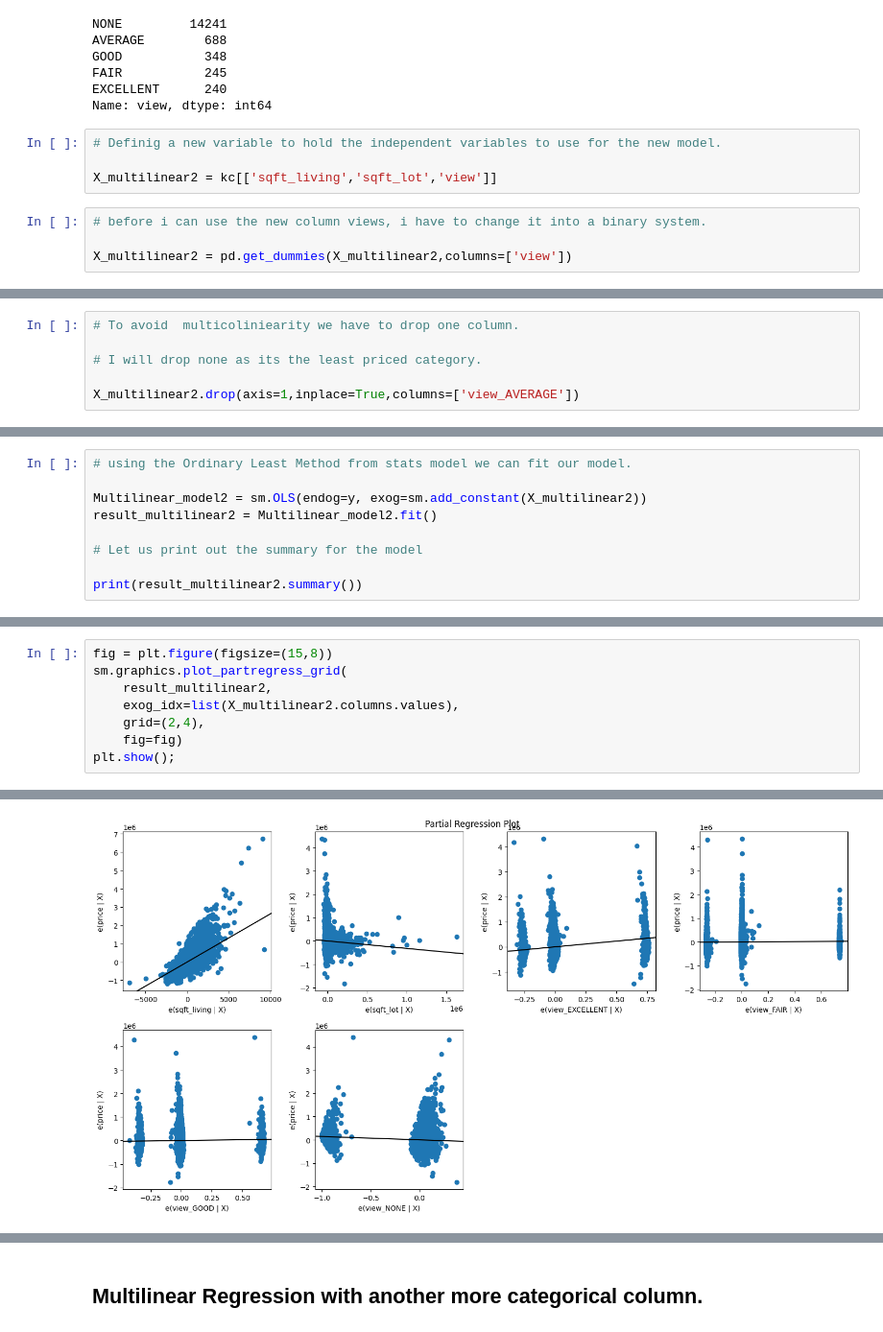
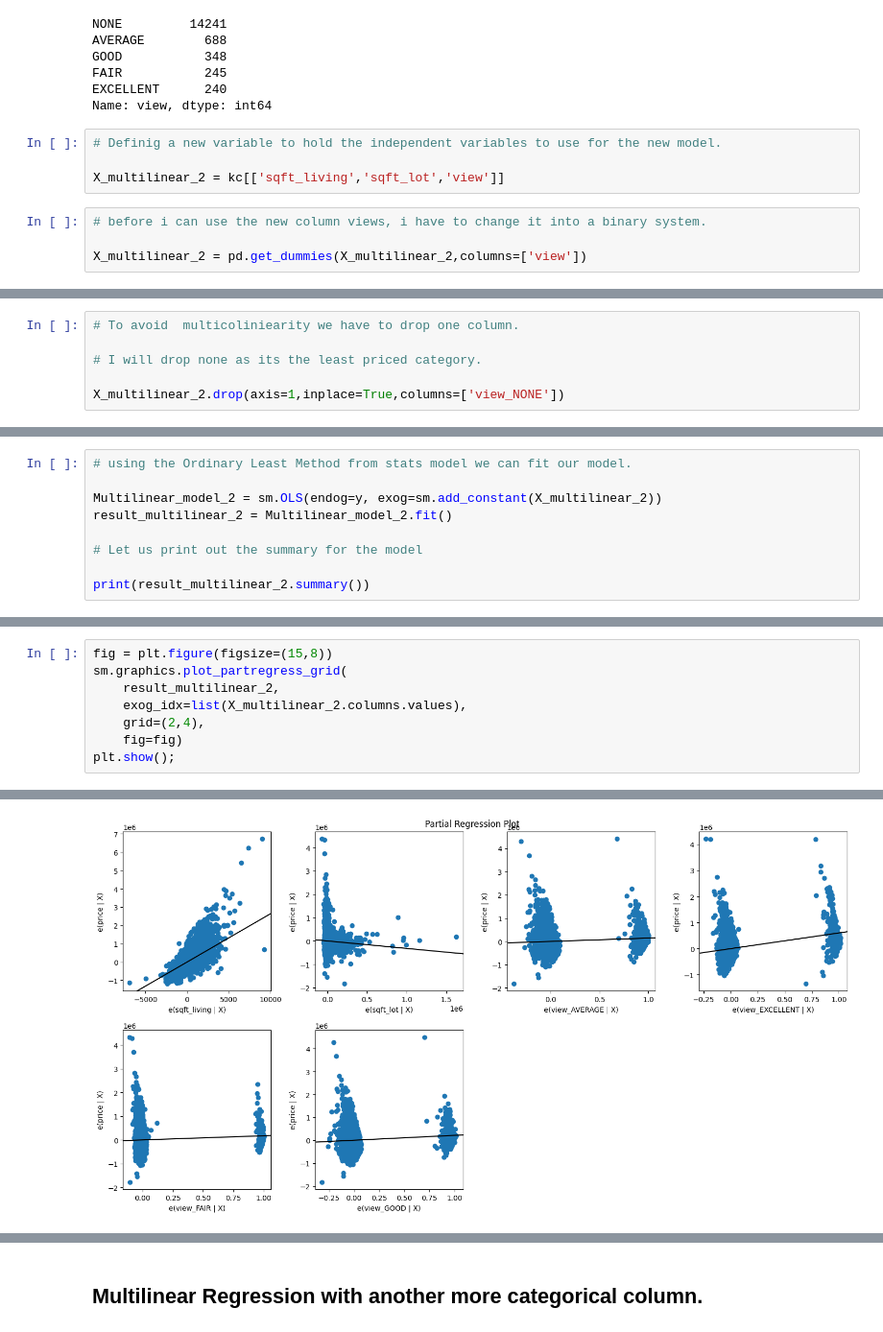
Before and after one commit to K1nyash/Project-2, a Jupyter notebook: Project_2.ipynb, the cells around one changed output, grey strips where cells are left out. Shown: that part at 96% size. Cells and saved outputs as stored; diff of their text form.

```diff
--- a/Project_2.ipynb
+++ b/Project_2.ipynb
@@ -605,8 +583,8 @@ Name: view, dtype: int64
 # %%
 # Definig a new variable to hold the independent variables to use for the new model.
 
-X_multilinear2 = kc[['sqft_living','sqft_lot','view']]
+X_multilinear_2 = kc[['sqft_living','sqft_lot','view']]
 # %%
 # before i can use the new column views, i have to change it into a binary system.
 
-X_multilinear2 = pd.get_dummies(X_multilinear2,columns=['view'])
+X_multilinear_2 = pd.get_dummies(X_multilinear_2,columns=['view'])
@@ -627,7 +603,7 @@ X_multilinear2.head()
 
 # I will drop none as its the least priced category.
 
-X_multilinear2.drop(axis=1,inplace=True,columns=['view_AVERAGE'])
+X_multilinear_2.drop(axis=1,inplace=True,columns=['view_NONE'])
 # %%
 # Preview of the dataframe.
 
@@ -643,12 +619,12 @@ X_multilinear2.head()
 # %%
 # using the Ordinary Least Method from stats model we can fit our model.
 
-Multilinear_model2 = sm.OLS(endog=y, exog=sm.add_constant(X_multilinear2))
-result_multilinear2 = Multilinear_model2.fit()
+Multilinear_model_2 = sm.OLS(endog=y, exog=sm.add_constant(X_multilinear_2))
+result_multilinear_2 = Multilinear_model_2.fit()
 
 # Let us print out the summary for the model
 
-print(result_multilinear2.summary())
+print(result_multilinear_2.summary())
 # %% [output]
                             OLS Regression Results
 ==============================================================================
@@ -670,16 +646,16 @@ strong multicollinearity or other numerical problems.
 # %%
 fig = plt.figure(figsize=(15,8))
 sm.graphics.plot_partregress_grid(
-    result_multilinear2,
-    exog_idx=list(X_multilinear2.columns.values),
+    result_multilinear_2,
+    exog_idx=list(X_multilinear_2.columns.values),
     grid=(2,4),
     fig=fig)
 plt.show();
 # %% [output]
 eval_env: 1
 eval_env: 1
 eval_env: 1
 eval_env: 1
 eval_env: 1
 eval_env: 1
-[figure, old version]
+[figure, new version]
```
Also changed, not shown: parts of 46 cells of this notebook.
